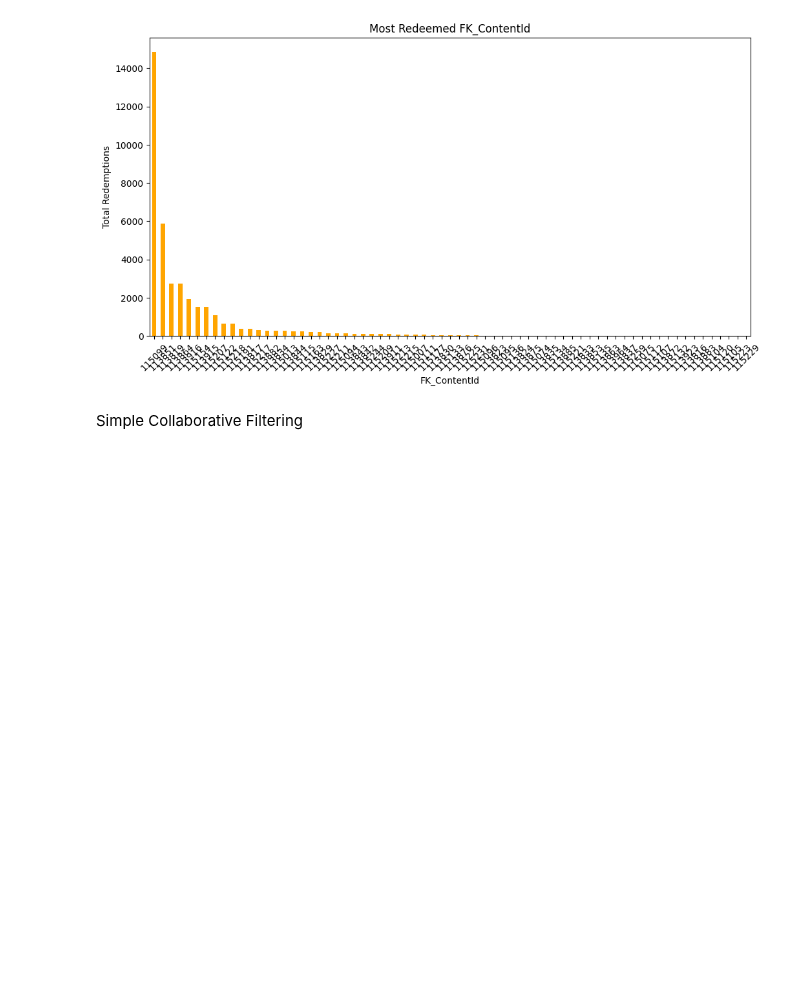
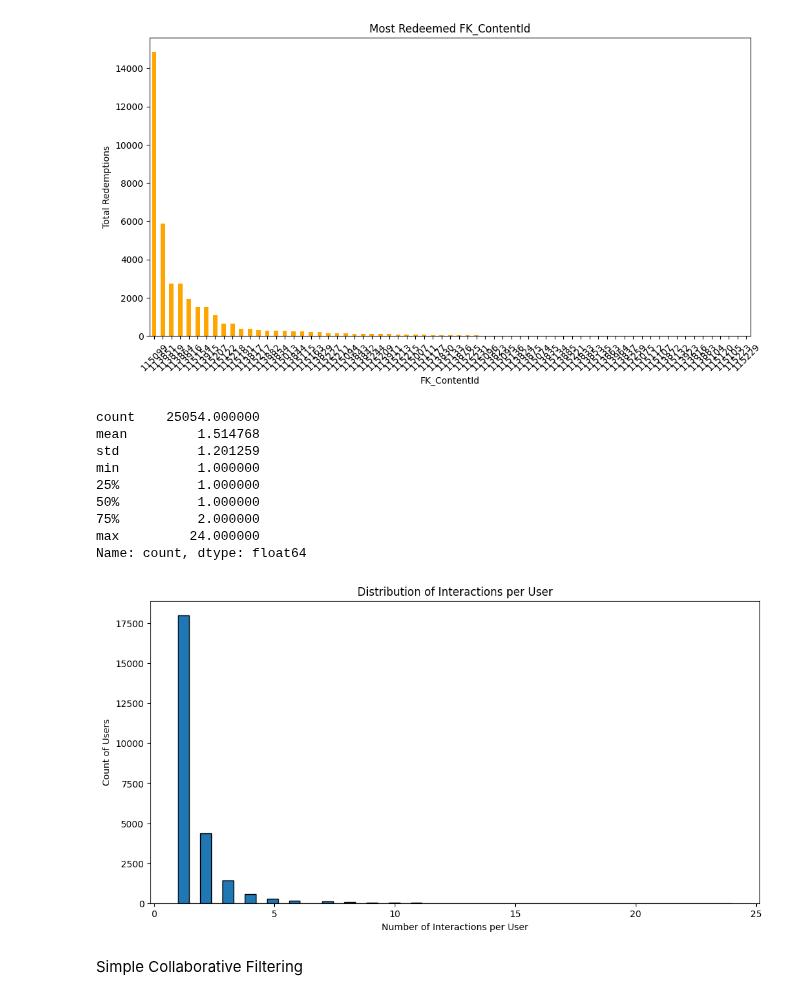
Before and after one commit to DboukAli98/KFHXRelatedAi, a Jupyter notebook: NoteBooks/Model Generation/ML_Model.ipynb, the cells around one changed output. Cells and saved outputs as stored; diff of their text form; code cells hidden in the pictures; blank space fills up the shorter version.

```diff
--- a/NoteBooks/Model Generation/ML_Model.ipynb
+++ b/NoteBooks/Model Generation/ML_Model.ipynb
@@ -88,6 +88,33 @@ plt.xticks(rotation=45)
 plt.show()
 # %% [output]
 [figure]
+# %%
+# Count the number of interactions per user
+user_interaction_counts = new_user_tranaction['FK_BusinessUserId'].value_counts()
+
+# Summary statistics
+print(user_interaction_counts.describe())
+
+# Plot the distribution
+import matplotlib.pyplot as plt
+
+plt.figure(figsize=(12, 6))
+plt.hist(user_interaction_counts, bins=50, edgecolor='k')
+plt.xlabel('Number of Interactions per User')
+plt.ylabel('Count of Users')
+plt.title('Distribution of Interactions per User')
+plt.show()
+# %% [output]
+count    25054.000000
+mean         1.514768
+std          1.201259
+min          1.000000
+25%          1.000000
+50%          1.000000
+75%          2.000000
+max         24.000000
+Name: count, dtype: float64
+[figure, added]
 # %% [markdown]
 Simple Collaborative Filtering
 # %%
```
Also changed, not shown: parts of 7 cells of this notebook, 1 other file.
